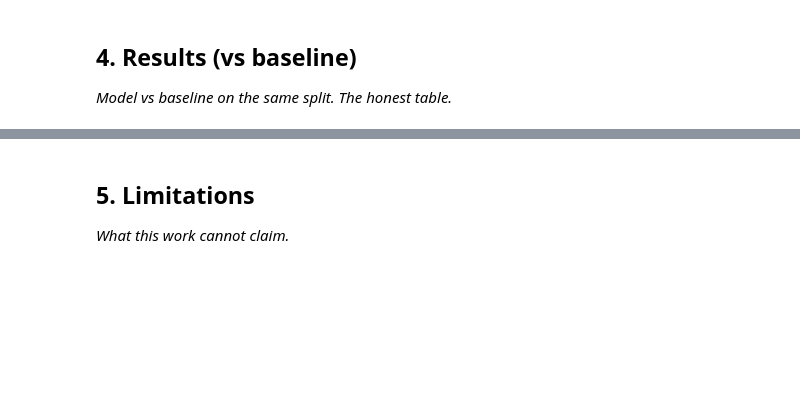
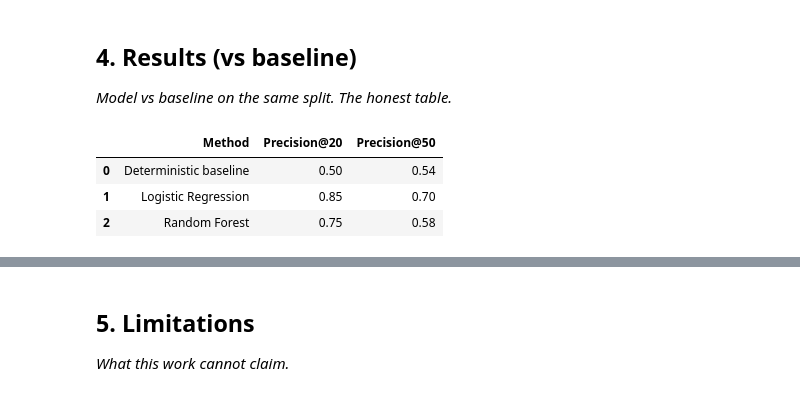
Before and after one commit to Abdelrahmanshaheen1/flyrank-ml-internship, a Jupyter notebook: work/notebooks/capstone.ipynb, the cells around one changed output, grey strips where cells are left out. Cells and saved outputs as stored; diff of their text form; code cells hidden in the pictures; blank space fills up the shorter version.

```diff
--- a/work/notebooks/capstone.ipynb
+++ b/work/notebooks/capstone.ipynb
@@ -22,3 +553,36 @@ This skeleton is yours to fill. Work the sections **in order** — each one has
 ## 4. Results (vs baseline)
 
 *Model vs baseline on the same split. The honest table.*
+# %%
+results_table = pd.DataFrame(
+    {
+        "Method": [
+            "Deterministic baseline",
+            "Logistic Regression",
+            "Random Forest",
+        ],
+        "Precision@20": [
+            baseline_p20,
+            logistic_p20,
+            rf_p20,
+        ],
+        "Precision@50": [
+            baseline_p50,
+            logistic_p50,
+            rf_p50,
+        ],
+    }
+)
+
+results_table[
+    ["Precision@20", "Precision@50"]
+] = results_table[
+    ["Precision@20", "Precision@50"]
+].round(3)
+
+results_table
+# %% [output]
+|  | Method | Precision@20 | Precision@50 |
+| 0 | Deterministic baseline | 0.50 | 0.54 |
+| 1 | Logistic Regression | 0.85 | 0.70 |
+| 2 | Random Forest | 0.75 | 0.58 |
```
Also changed, not shown: parts of 18 cells of this notebook.
